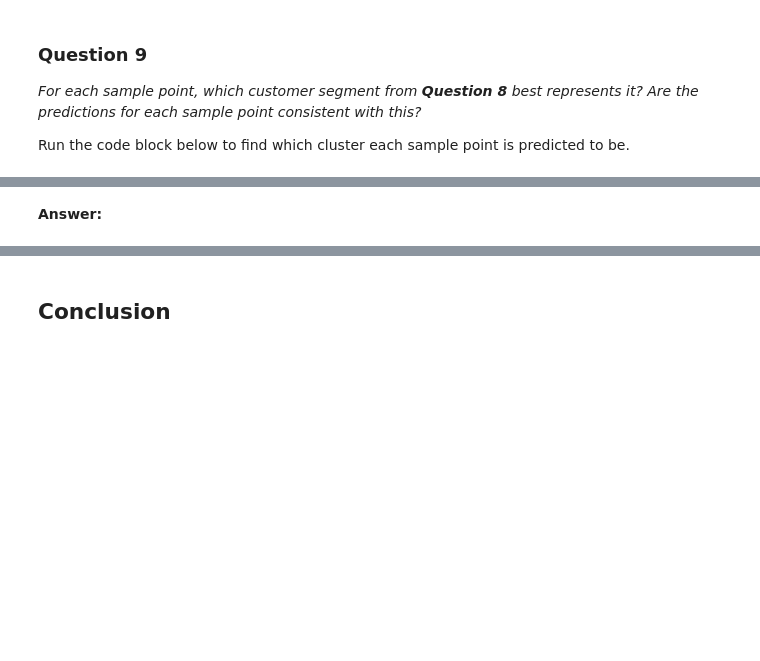
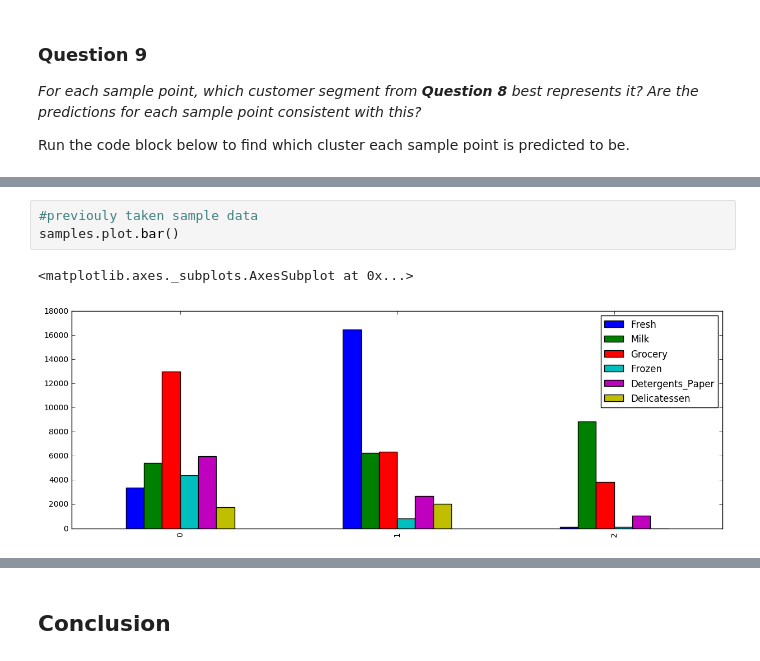
Before and after one commit to TilakD/Udacity_MLND_Unsup_Customer_Segment, a Jupyter notebook: customer_segments.ipynb, the cells around one changed output, grey strips where cells are left out. Saved outputs shown, nothing was run; the diff lists cells and outputs as text; blank space fills up the shorter version.

```diff
--- a/customer_segments.ipynb
+++ b/customer_segments.ipynb
@@ -538,2 +588,6 @@ for i, pred in enumerate(sample_preds):
-# %% [markdown]
-**Answer:**
+# %%
+#previouly taken sample data
+samples.plot.bar()
+# %% [output]
+<matplotlib.axes._subplots.AxesSubplot at 0x...>
+[figure, added]
```
Also changed, not shown: parts of 16 cells of this notebook.
